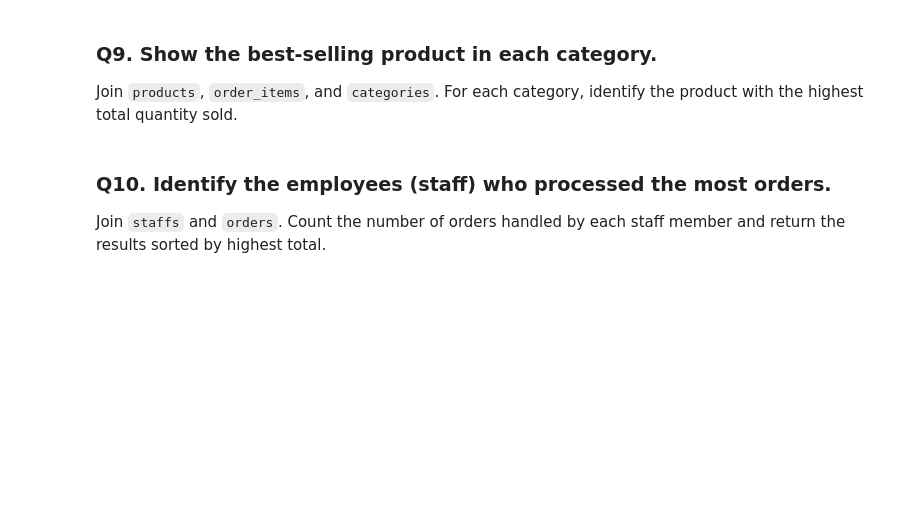
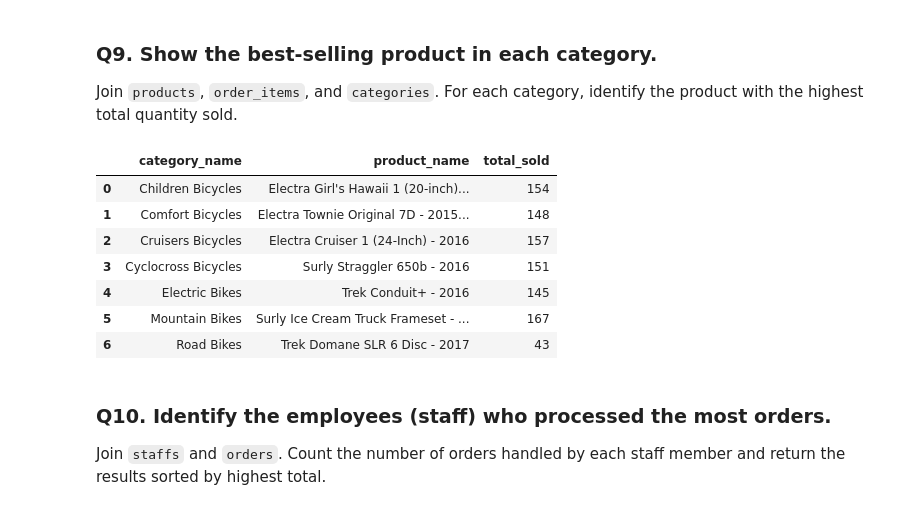
Before and after one commit to JishGorft/CY_DA_Mod3, a Jupyter notebook: Week3/workflow_practice.ipynb, the cells around one changed output. Saved outputs shown, nothing was run; the diff lists cells and outputs as text; code cells hidden in the pictures; blank space fills up the shorter version.

```diff
--- a/Week3/workflow_practice.ipynb
+++ b/Week3/workflow_practice.ipynb
@@ -258,8 +274,31 @@ Join `products`, `order_items`, and `categories`. For each category, identify th
 # %%
 # Your query here
 query9 = """
+WITH product_sales AS
+    (SELECT c.category_name, p.product_name,
+            SUM(oi.quantity) AS total_sold
+    FROM order_items oi
+    JOIN products p ON oi.product_id = p.product_id
+    JOIN categories c ON p.category_id = c.category_id
+    GROUP BY c.category_name, p.product_name)
+SELECT category_name, product_name, total_sold
+FROM product_sales
+WHERE total_sold =
+    (SELECT MAX(total_sold)
+    FROM product_sales ps2
+    WHERE ps2.category_name = product_sales.category_name)
+ORDER BY category_name;
 """
 pd.read_sql(query9, connection)
+# %% [output]
+|  | category_name | product_name | total_sold |
+| 0 | Children Bicycles | Electra Girl's Hawaii 1 (20-inch)... | 154 |
+| 1 | Comfort Bicycles | Electra Townie Original 7D - 2015... | 148 |
+| 2 | Cruisers Bicycles | Electra Cruiser 1 (24-Inch) - 2016 | 157 |
+| 3 | Cyclocross Bicycles | Surly Straggler 650b - 2016 | 151 |
+| 4 | Electric Bikes | Trek Conduit+ - 2016 | 145 |
+| 5 | Mountain Bikes | Surly Ice Cream Truck Frameset - ... | 167 |
+| 6 | Road Bikes | Trek Domane SLR 6 Disc - 2017 | 43 |
 # %% [markdown]
 ### Q10. Identify the employees (staff) who processed the most orders.
 
```
Also changed, not shown: parts of 8 cells of this notebook.
